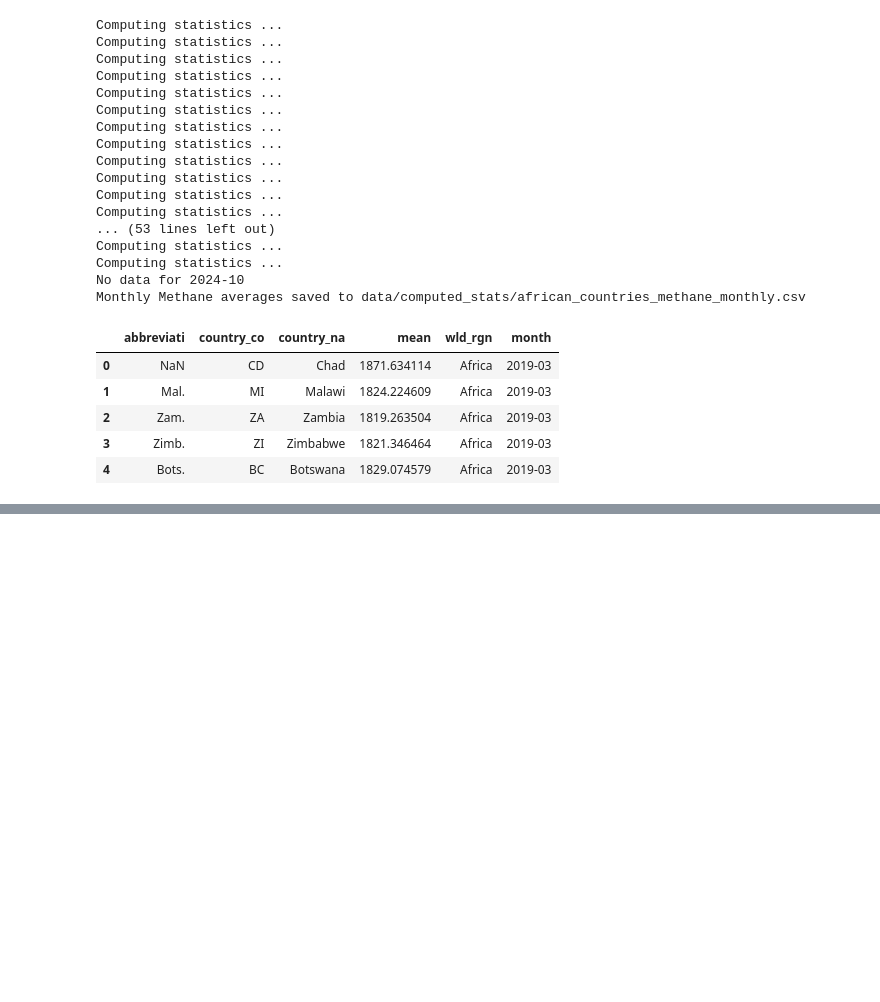
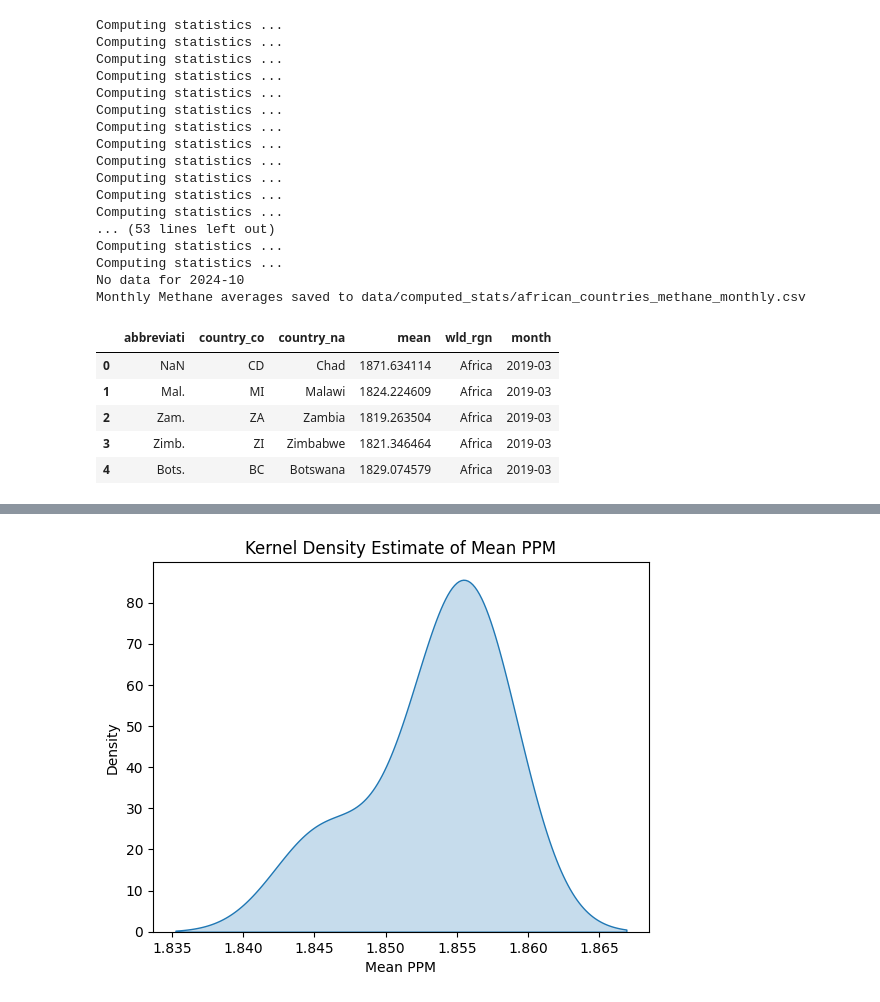
Before and after one commit to owlzyseyes/air-quality-monitoring, a Jupyter notebook: notebook.ipynb, the cells around one changed output, grey strips where cells are left out. Drawn from its saved outputs; the diff is of its cells as text; code cells hidden in the pictures; blank space fills up the shorter version.

```diff
--- a/notebook.ipynb
+++ b/notebook.ipynb
@@ -449,0 +497,5 @@ formaldehyde_dataset.first().projection().getInfo()
+# %%
+methane_counties = geemap.csv_to_df("data/computed_stats/kenyan_counties_methane_monthly.csv").head()
+# %%
+methane_counties["mean_ppm"] = methane_counties["mean"] / 1000
+methane_counties.head()
@@ -449,0 +509,13 @@ formaldehyde_dataset.first().projection().getInfo()
+# %%
+import seaborn as sns
+
+methane_counties["mean_ppm"]
+import matplotlib.pyplot as plt
+
+sns.kdeplot(methane_counties["mean_ppm"], fill=True)
+plt.title('Kernel Density Estimate of Mean PPM')
+plt.xlabel('Mean PPM')
+plt.ylabel('Density')
+plt.show()
+# %% [output]
+[figure, added]
```
Also changed, not shown: parts of 9 cells of this notebook, 4 other files.
